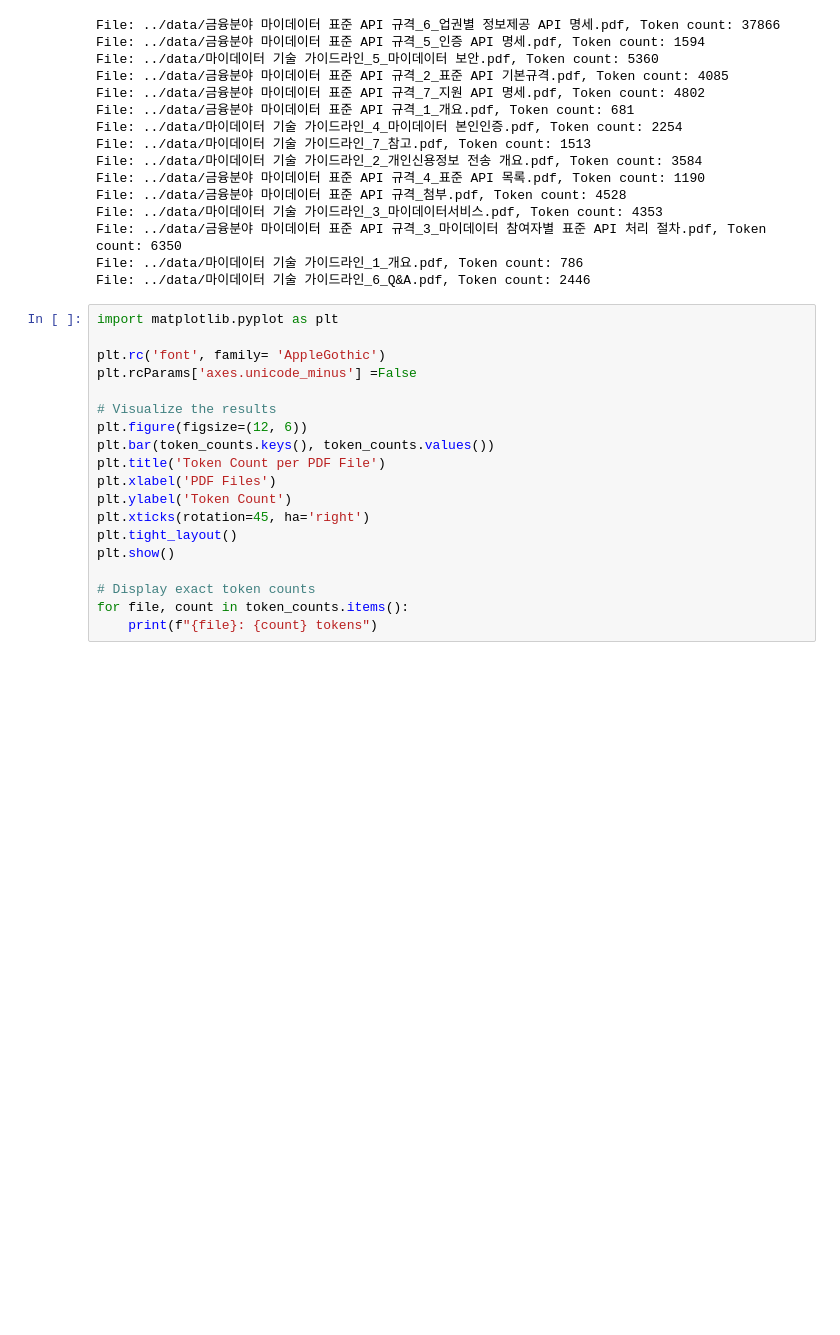
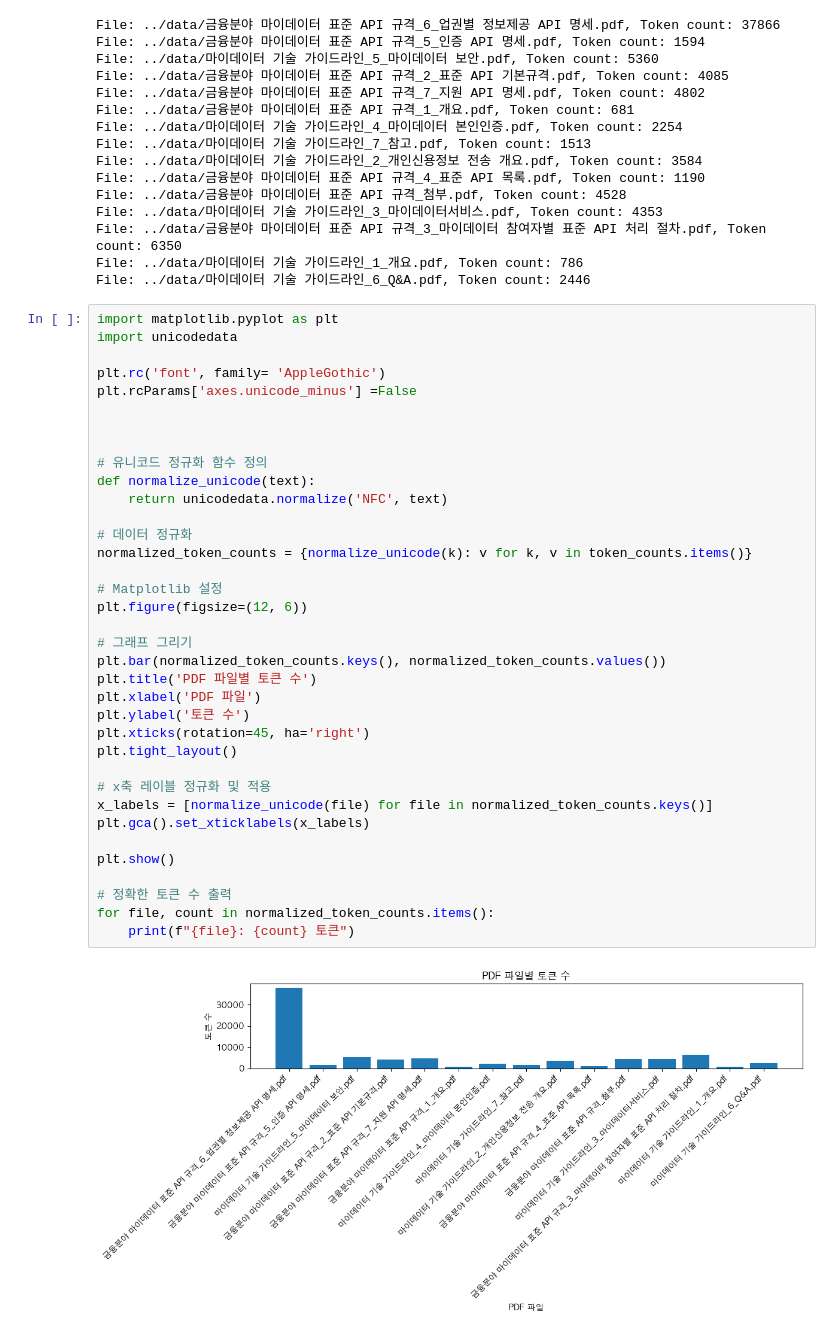
Before and after one commit to sjoonb/sj-kb-md-agent-scripts, a Jupyter notebook: scripts/pdf_word_counter.ipynb, the cells around one changed output. Drawn from its saved outputs; the diff is of its cells as text; blank space fills up the shorter version.

Commit message:
Image

```diff
--- a/scripts/pdf_word_counter.ipynb
+++ b/scripts/pdf_word_counter.ipynb
@@ -49,20 +49,39 @@ File: ../data/마이데이터 기술 가이드
 File: ../data/마이데이터 기술 가이드라인_6_Q&A.pdf, Token count: 2446
 # %%
 import matplotlib.pyplot as plt
+import unicodedata
 
 plt.rc('font', family= 'AppleGothic')
 plt.rcParams['axes.unicode_minus'] =False
 
-# Visualize the results
+
+
+# 유니코드 정규화 함수 정의
+def normalize_unicode(text):
+    return unicodedata.normalize('NFC', text)
+
+# 데이터 정규화
+normalized_token_counts = {normalize_unicode(k): v for k, v in token_counts.items()}
+
+# Matplotlib 설정
 plt.figure(figsize=(12, 6))
-plt.bar(token_counts.keys(), token_counts.values())
-plt.title('Token Count per PDF File')
-plt.xlabel('PDF Files')
-plt.ylabel('Token Count')
+
+# 그래프 그리기
+plt.bar(normalized_token_counts.keys(), normalized_token_counts.values())
+plt.title('PDF 파일별 토큰 수')
+plt.xlabel('PDF 파일')
+plt.ylabel('토큰 수')
 plt.xticks(rotation=45, ha='right')
 plt.tight_layout()
+
+# x축 레이블 정규화 및 적용
+x_labels = [normalize_unicode(file) for file in normalized_token_counts.keys()]
+plt.gca().set_xticklabels(x_labels)
+
 plt.show()
 
-# Display exact token counts
-for file, count in token_counts.items():
-    print(f"{file}: {count} tokens")
+# 정확한 토큰 수 출력
+for file, count in normalized_token_counts.items():
+    print(f"{file}: {count} 토큰")
+# %% [output]
+[figure, added]
```
Also changed, not shown: parts of 1 cell of this notebook, 1 other file.
